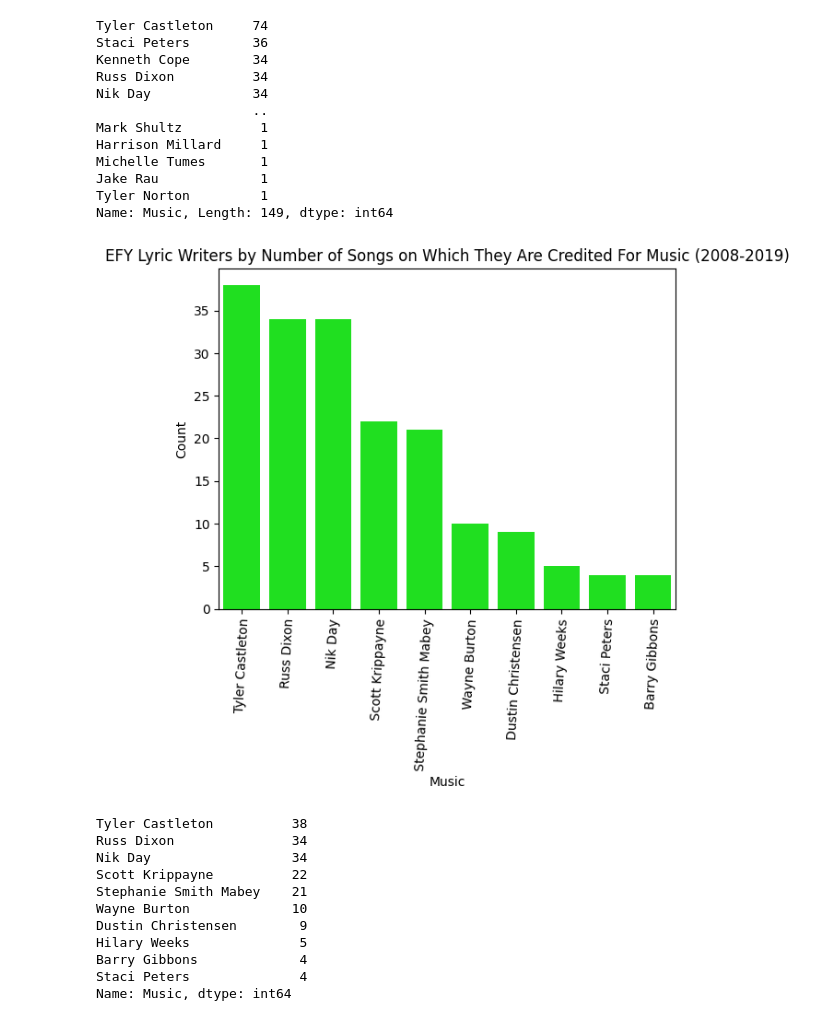
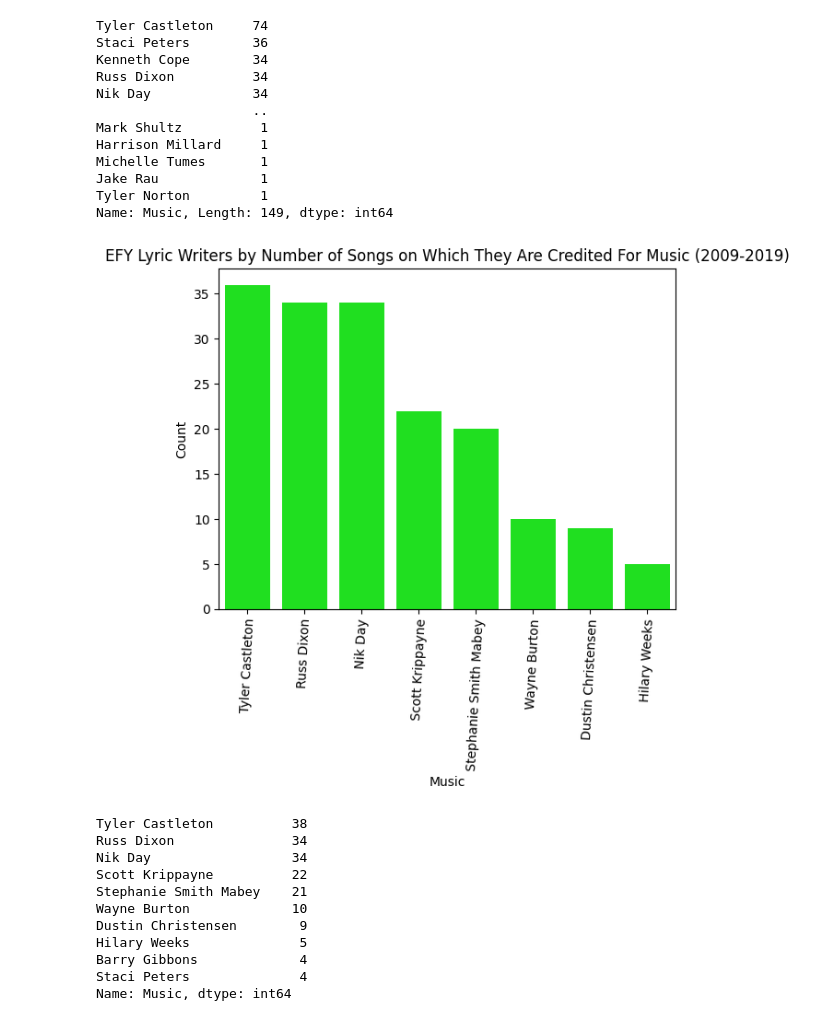
Before and after one commit to MatthewZollinger/EFY-Album-Data, a Jupyter notebook: EFY EDA.ipynb, the cells around one changed output. Drawn from its saved outputs; the diff is of its cells as text; code cells hidden in the pictures.

```diff
--- a/EFY EDA.ipynb
+++ b/EFY EDA.ipynb
@@ -202,12 +191,12 @@ Jake Rau             1
 Tyler Norton         1
 Name: Music, Length: 149, dtype: int64
 # %%
-limits = pd.DataFrame(efy_tidy[efy_tidy["Year"] > 2007]["Music"].value_counts() > 2).reset_index()
+limits = pd.DataFrame(efy_tidy[efy_tidy["Year"] > 2008]["Music"].value_counts() > 2).reset_index()
 limits = limits[limits["Music"] == True]["index"]
-sns.countplot(data = efy_tidy[(efy_tidy["Music"].isin(limits)) & (efy_tidy["Year"] > 2007)], x = "Music", orient = "v", color = "lime", order = limits)
+sns.countplot(data = efy_tidy[(efy_tidy["Music"].isin(limits)) & (efy_tidy["Year"] > 2008)], x = "Music", orient = "v", color = "lime", order = limits)
 plt.xticks(rotation = 87)
 plt.ylabel("Count")
-plt.title("EFY Lyric Writers by Number of Songs on Which They Are Credited For Music (2008-2019)");
+plt.title("EFY Lyric Writers by Number of Songs on Which They Are Credited For Music (2009-2019)");
 # %% [output]
-[figure, old version]
+[figure, new version]
 # %%
```
Also changed, not shown: parts of 9 cells of this notebook.
